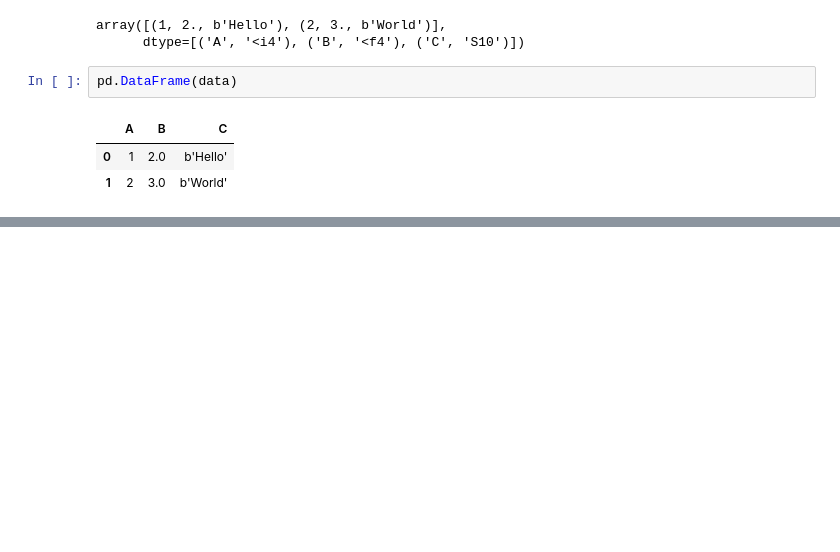
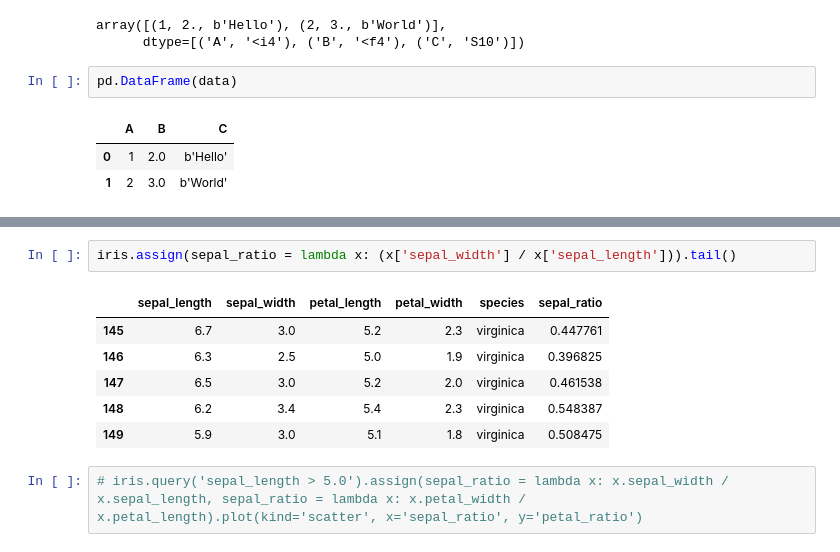
Before and after one commit to imvickykumar999/Hyper-4D-Game, a Jupyter notebook: 4D Games/Panel_4D.ipynb, the cells around one changed output, grey strips where cells are left out. Cells and saved outputs as stored; diff of their text form; blank space fills up the shorter version.

```diff
--- a/4D Games/Panel_4D.ipynb
+++ b/4D Games/Panel_4D.ipynb
@@ -272,0 +438,11 @@ pd.DataFrame(data)
+# %%
+iris.assign(sepal_ratio = lambda x: (x['sepal_width'] / x['sepal_length'])).tail()
+# %% [output]
+|  | sepal_length | sepal_width | petal_length | petal_width | species | sepal_ratio |
+| 145 | 6.7 | 3.0 | 5.2 | 2.3 | virginica | 0.447761 |
+| 146 | 6.3 | 2.5 | 5.0 | 1.9 | virginica | 0.396825 |
+| 147 | 6.5 | 3.0 | 5.2 | 2.0 | virginica | 0.461538 |
+| 148 | 6.2 | 3.4 | 5.4 | 2.3 | virginica | 0.548387 |
+| 149 | 5.9 | 3.0 | 5.1 | 1.8 | virginica | 0.508475 |
+# %%
+# iris.query('sepal_length > 5.0').assign(sepal_ratio = lambda x: x.sepal_width / x.sepal_length, sepal_ratio = lambda x: x.petal_width / x.petal_length).plot(kind='scatter', x='sepal_ratio', y='petal_ratio')
```
Also changed, not shown: parts of 28 cells of this notebook.
